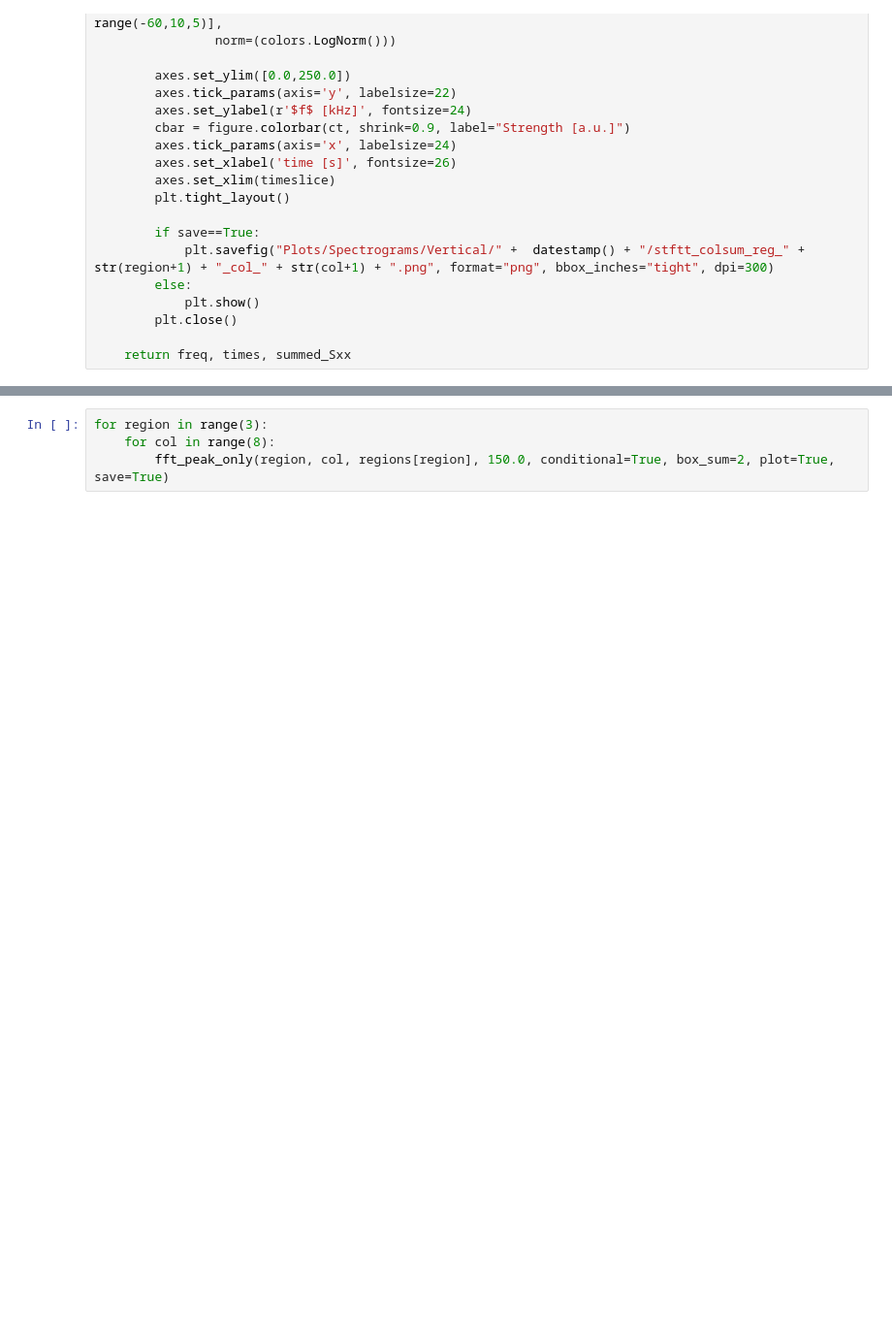
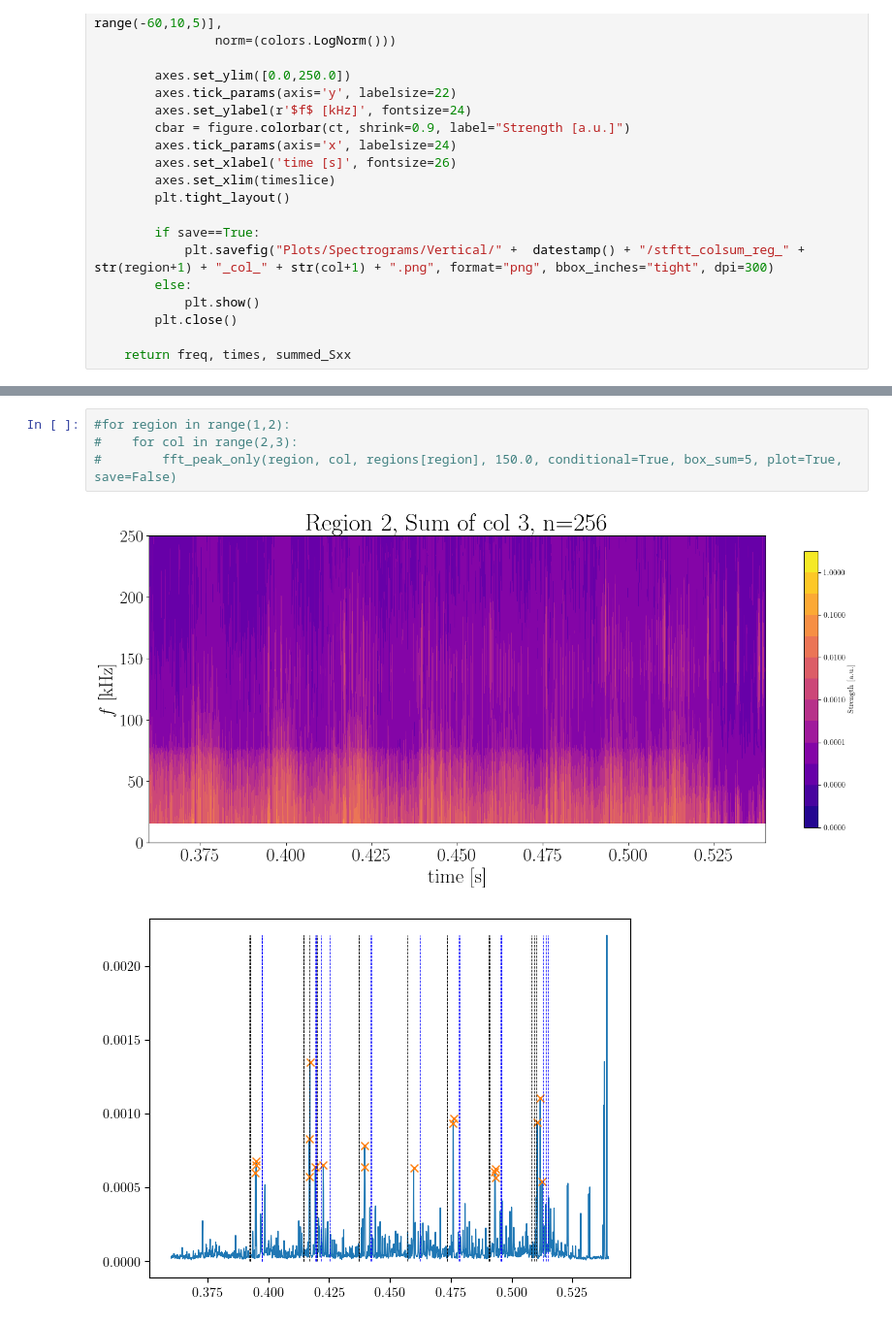
Before and after one commit to ajcaplan/Project_Work, a Jupyter notebook: BES_code_local/BES Vertical Analysis.ipynb, the cells around one changed output, grey strips where cells are left out. Shown at 97% size. Cells and saved outputs as stored; diff of their text form; blank space fills up the shorter version.

```diff
--- a/BES_code_local/BES Vertical Analysis.ipynb
+++ b/BES_code_local/BES Vertical Analysis.ipynb
@@ -388,6 +410,9 @@ def fft_peak_only(region, col, timeslice, line, conditional=True, box_sum=None,
         else:
             plot_kf_spec_vertical(region+1, col+1, f_arr, k_arr, peak_sum_kf_matrix, fmax=250.0, save=save)
 # %%
-for region in range(3):
-    for col in range(8):
-        fft_peak_only(region, col, regions[region], 150.0, conditional=True, box_sum=2, plot=True, save=True)
+#for region in range(1,2):
+#    for col in range(2,3):
+#        fft_peak_only(region, col, regions[region], 150.0, conditional=True, box_sum=5, plot=True, save=False)
+# %% [output]
+[figure, added]
+[figure, added]
```
Also changed, not shown: parts of 13 cells of this notebook, 1 other file.
